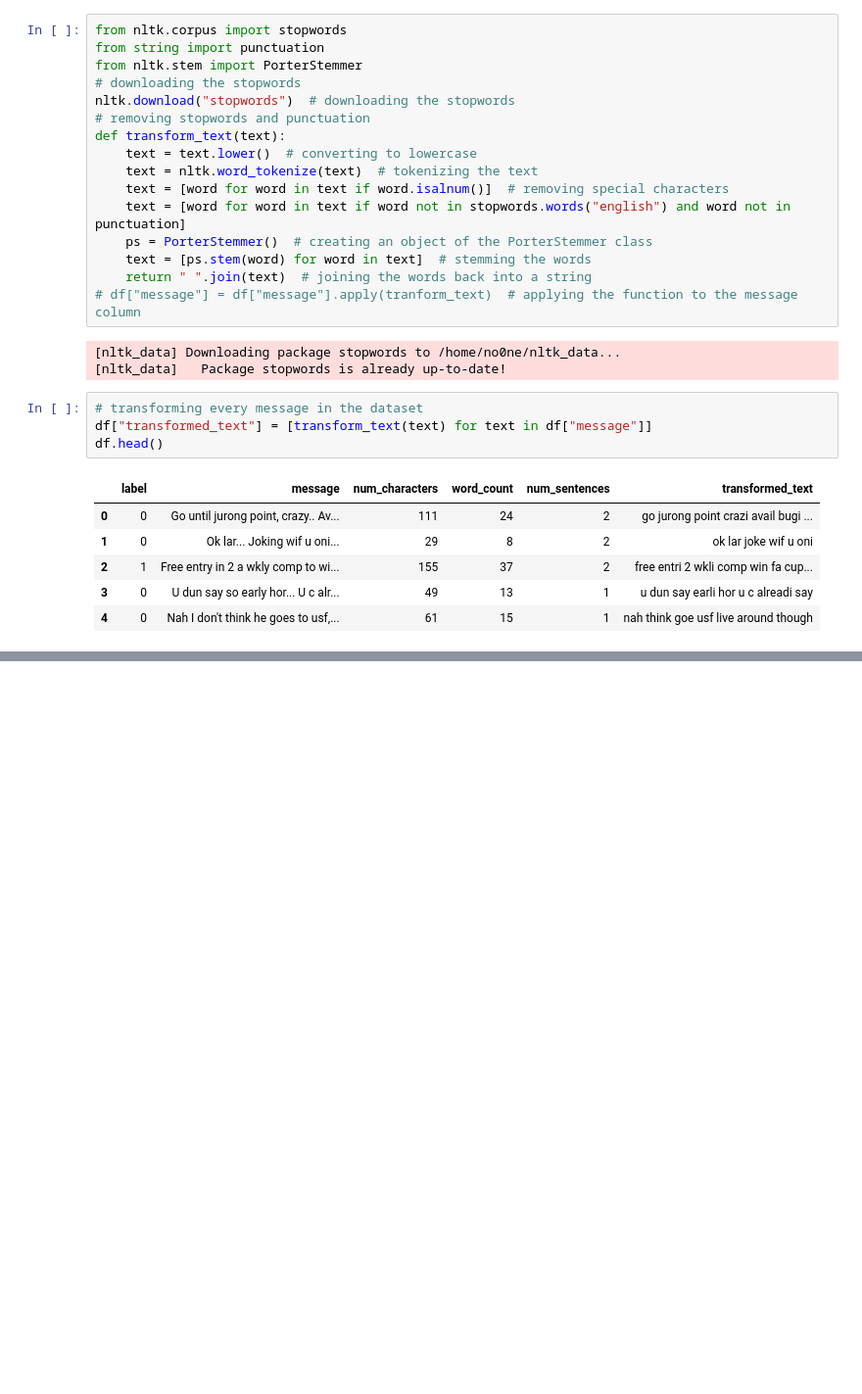
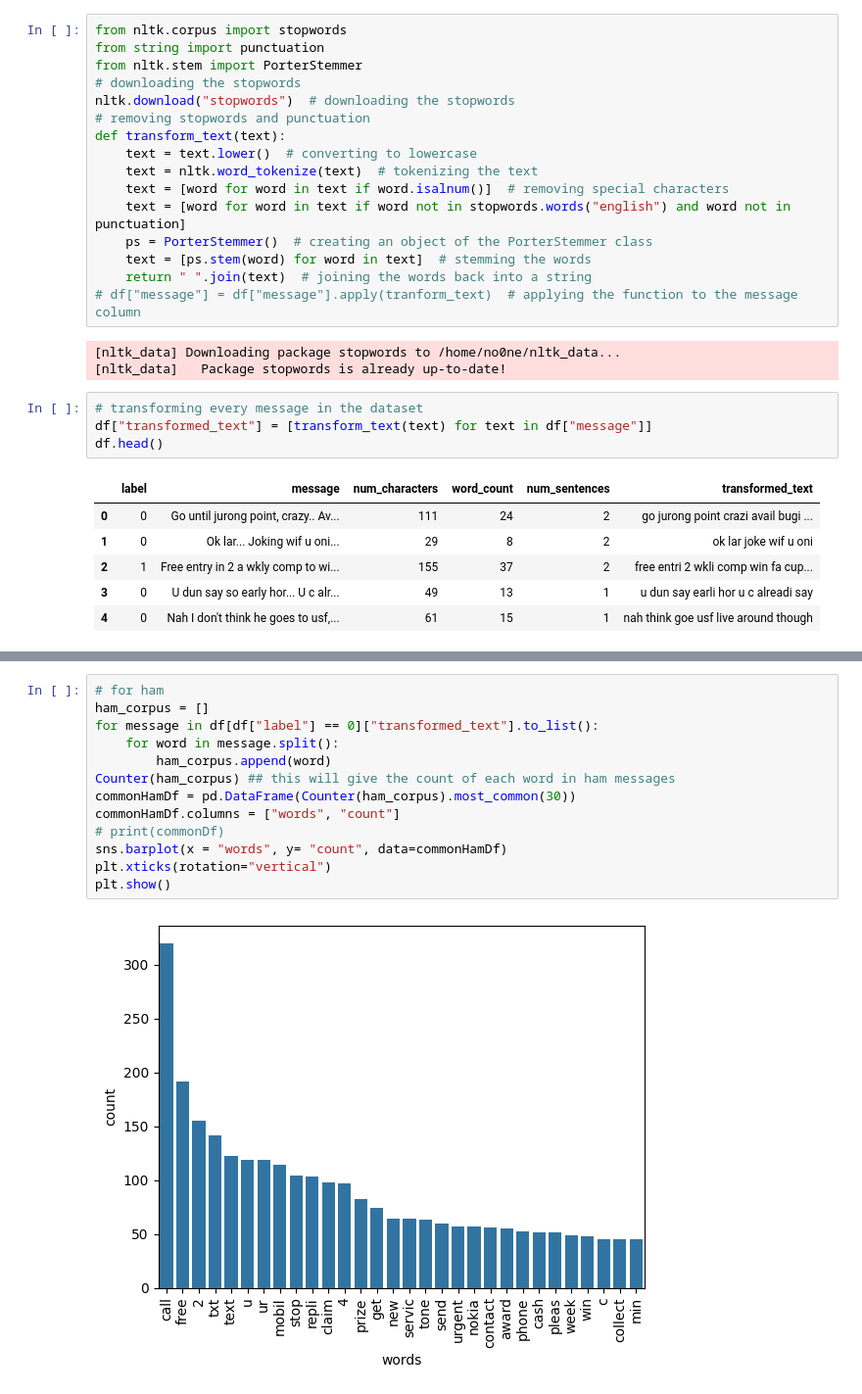
Before and after one commit to shersheryar/sms-spam-classifier-machine-learning, a Jupyter notebook: sms-spam-detection.ipynb, the cells around one changed output, grey strips where cells are left out. Shown at 98% size. Drawn from its saved outputs; the diff is of its cells as text; blank space fills up the shorter version.

```diff
--- a/sms-spam-detection.ipynb
+++ b/sms-spam-detection.ipynb
@@ -228,0 +267,15 @@ df.head()
+# %%
+# for ham
+ham_corpus = []
+for message in df[df["label"] == 0]["transformed_text"].to_list():
+    for word in message.split():
+        ham_corpus.append(word)
+Counter(ham_corpus) ## this will give the count of each word in ham messages
+commonHamDf = pd.DataFrame(Counter(ham_corpus).most_common(30))
+commonHamDf.columns = ["words", "count"]
+# print(commonDf)
+sns.barplot(x = "words", y= "count", data=commonHamDf)
+plt.xticks(rotation="vertical")
+plt.show()
+# %% [output]
+[figure, added]
```
Also changed, not shown: parts of 5 cells of this notebook.
